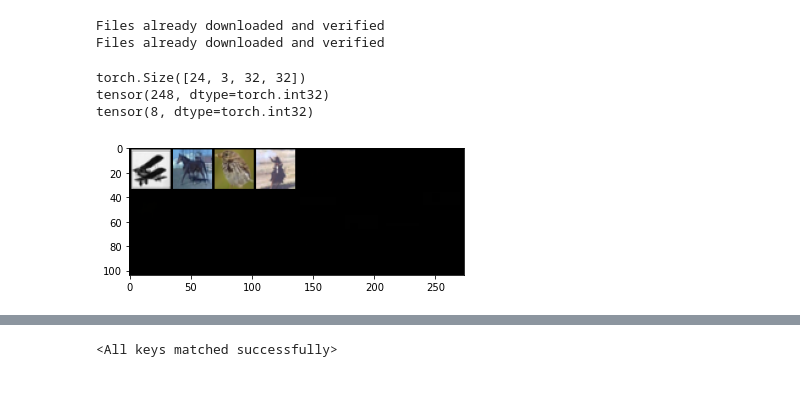
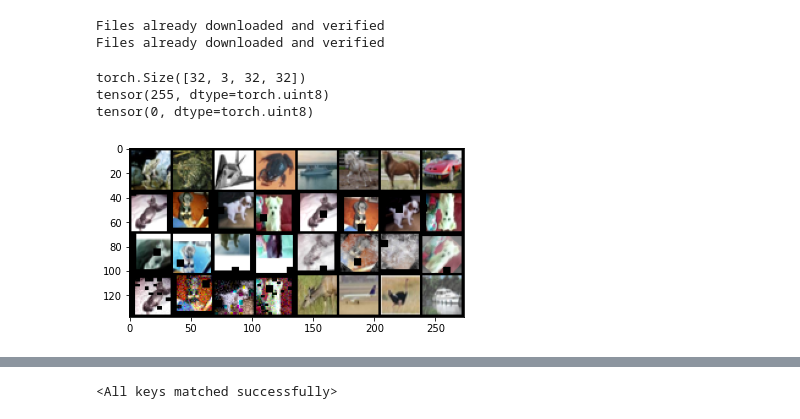
Before and after one commit to ColinS97/deepaug_pytorch, a Jupyter notebook: Notebook.ipynb, the cells around one changed output, grey strips where cells are left out. Cells and saved outputs as stored; diff of their text form; code cells hidden in the pictures; blank space fills up the shorter version.

```diff
--- a/Notebook.ipynb
+++ b/Notebook.ipynb
@@ -196,37 +192,37 @@ Files already downloaded and verified
 # %%
 #test deepaug image generator
 import matplotlib.pyplot as plt
 import pandas as pd
 import numpy as np
 import torchvision
 import torch
 from image_generator import deepaugment_image_generator
 from image_generator import load_k_policies_from_csv
 
 policies_df = pd.read_csv('data/cifar10-20epoch-30opt.csv')
 policies_list = load_k_policies_from_csv(policies_df, k=2)
-image_gen = deepaugment_image_generator(numpy_X, numpy_y, policies_list, batch_size=8)
+image_gen = deepaugment_image_generator(numpy_X, numpy_y, policies_list, batch_size=16)
 
 # functions to show an image
 def imshow(img):
-    img = img # unnormalize
+    #img = img / 2 + 0.5
     npimg = img.numpy()
     plt.imshow(np.transpose(npimg, (1, 2, 0)))
     plt.show()
 images, labels = next(image_gen)
 images, labels = next(image_gen)
 images_tensor = torch.from_numpy(images)
-images_tensor = images_tensor.type(torch.IntTensor)
+
 
 images_tensor.size()
 permuted_tensor = torch.permute(images_tensor,(0,3,1,2))
 print(permuted_tensor.shape)
 print(permuted_tensor[0].max())
 print(permuted_tensor[0].min())
 # print images
 imshow(torchvision.utils.make_grid(permuted_tensor))
 # %% [output]
-torch.Size([24, 3, 32, 32])
-tensor(248, dtype=torch.int32)
-tensor(8, dtype=torch.int32)
+torch.Size([32, 3, 32, 32])
+tensor(255, dtype=torch.uint8)
+tensor(0, dtype=torch.uint8)
-[figure, old version]
+[figure, new version]
```
Also changed, not shown: parts of 7 cells of this notebook, 4 other files.
